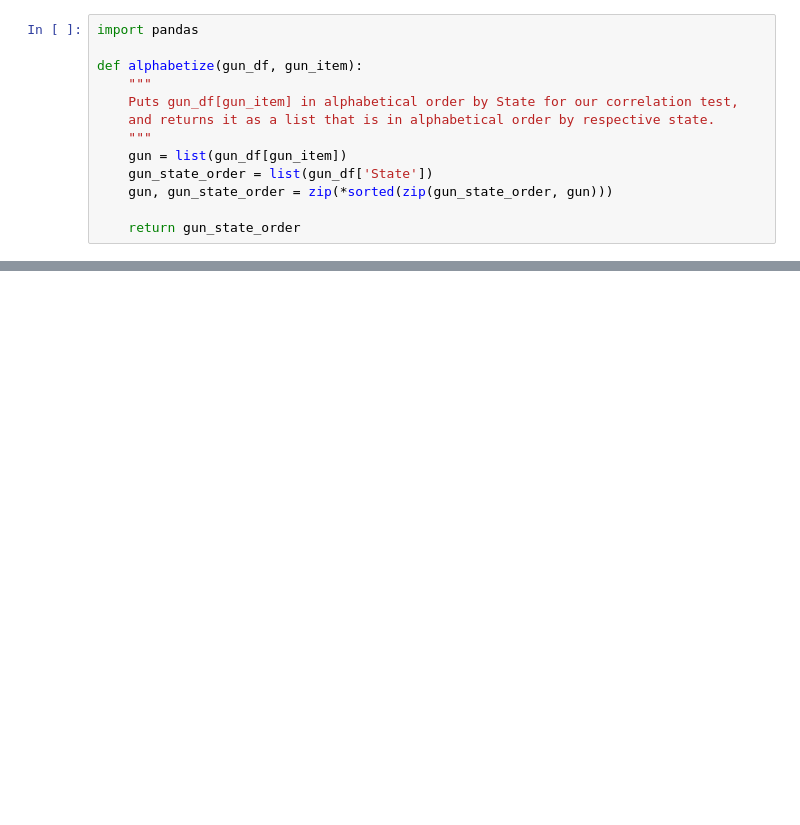
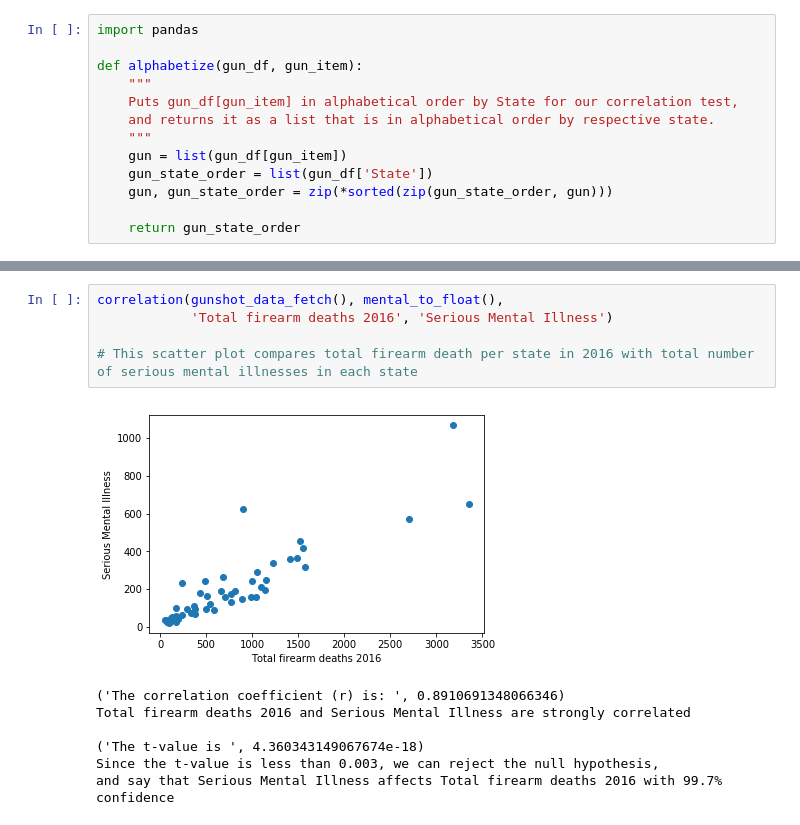
Before and after one commit to KennySitu/Team_Two_But_-1_In_Standings, a Jupyter notebook: Correlation/Correlations.ipynb, the cells around one changed output, grey strips where cells are left out. Cells and saved outputs as stored; diff of their text form; blank space fills up the shorter version.

```diff
--- a/Correlation/Correlations.ipynb
+++ b/Correlation/Correlations.ipynb
@@ -225,0 +306,13 @@ def correlation(gun_df, mental_df, gun_item, mental_item):
+# %%
+correlation(gunshot_data_fetch(), mental_to_float(),
+            'Total firearm deaths 2016', 'Serious Mental Illness')
+
+# This scatter plot compares total firearm death per state in 2016 with total number of serious mental illnesses in each state
+# %% [output]
+[figure, added]
+('The correlation coefficient (r) is: ', 0.8910691348066346)
+Total firearm deaths 2016 and Serious Mental Illness are strongly correlated
+
+('The t-value is ', 4.360343149067674e-18)
+Since the t-value is less than 0.003, we can reject the null hypothesis,
+and say that Serious Mental Illness affects Total firearm deaths 2016 with 99.7% confidence
```
Also changed, not shown: parts of 25 cells of this notebook.
